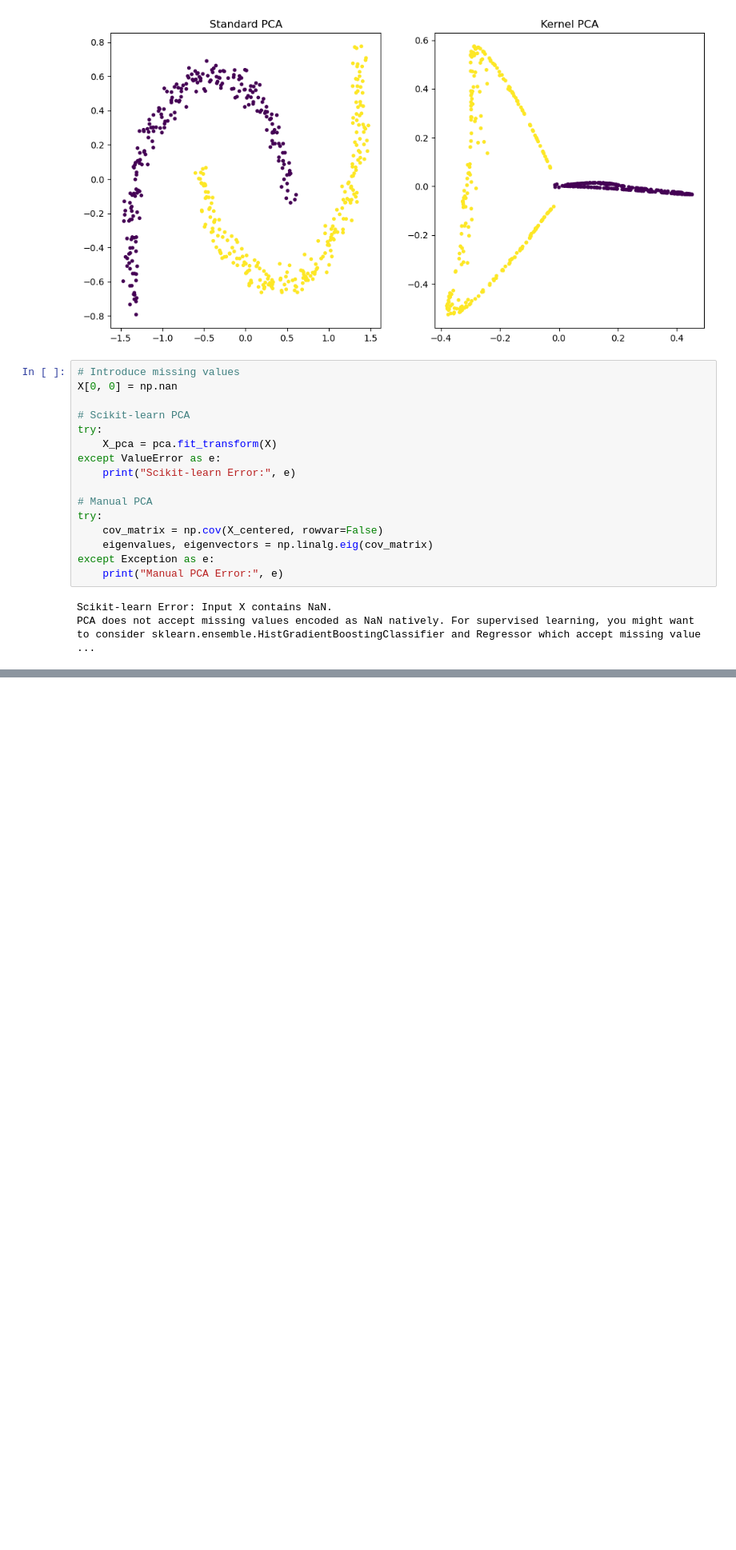
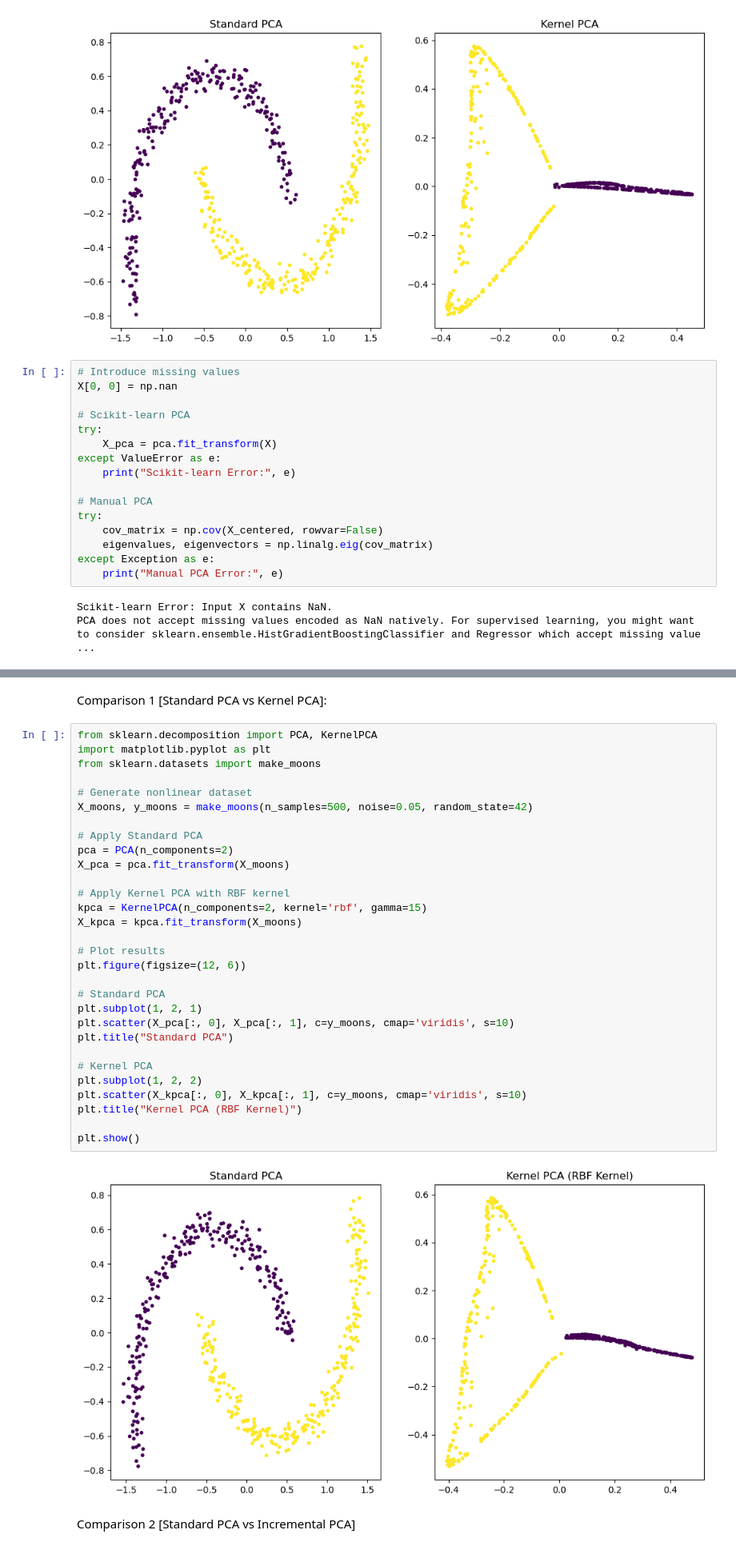
Before and after one commit to ChewXieYang/MachineLearningAssignment, a Jupyter notebook: LabEnhancement_PCA/PCA.ipynb, the cells around one changed output, grey strips where cells are left out. Shown at 80% size. Cells and saved outputs as stored; diff of their text form; blank space fills up the shorter version.

```diff
--- a/LabEnhancement_PCA/PCA.ipynb
+++ b/LabEnhancement_PCA/PCA.ipynb
@@ -211,0 +272,36 @@ PCA does not accept missing values encoded as NaN natively. For supervised learn
+# %% [markdown]
+Comparison 1 [Standard PCA vs Kernel PCA]:
+# %%
+from sklearn.decomposition import PCA, KernelPCA
+import matplotlib.pyplot as plt
+from sklearn.datasets import make_moons
+
+# Generate nonlinear dataset
+X_moons, y_moons = make_moons(n_samples=500, noise=0.05, random_state=42)
+
+# Apply Standard PCA
+pca = PCA(n_components=2)
+X_pca = pca.fit_transform(X_moons)
+
+# Apply Kernel PCA with RBF kernel
+kpca = KernelPCA(n_components=2, kernel='rbf', gamma=15)
+X_kpca = kpca.fit_transform(X_moons)
+
+# Plot results
+plt.figure(figsize=(12, 6))
+
+# Standard PCA
+plt.subplot(1, 2, 1)
+plt.scatter(X_pca[:, 0], X_pca[:, 1], c=y_moons, cmap='viridis', s=10)
+plt.title("Standard PCA")
+
+# Kernel PCA
+plt.subplot(1, 2, 2)
+plt.scatter(X_kpca[:, 0], X_kpca[:, 1], c=y_moons, cmap='viridis', s=10)
+plt.title("Kernel PCA (RBF Kernel)")
+
+plt.show()
+# %% [output]
+[figure, added]
+# %% [markdown]
+Comparison 2 [Standard PCA vs Incremental PCA]
```
Also changed, not shown: parts of 11 cells of this notebook.
